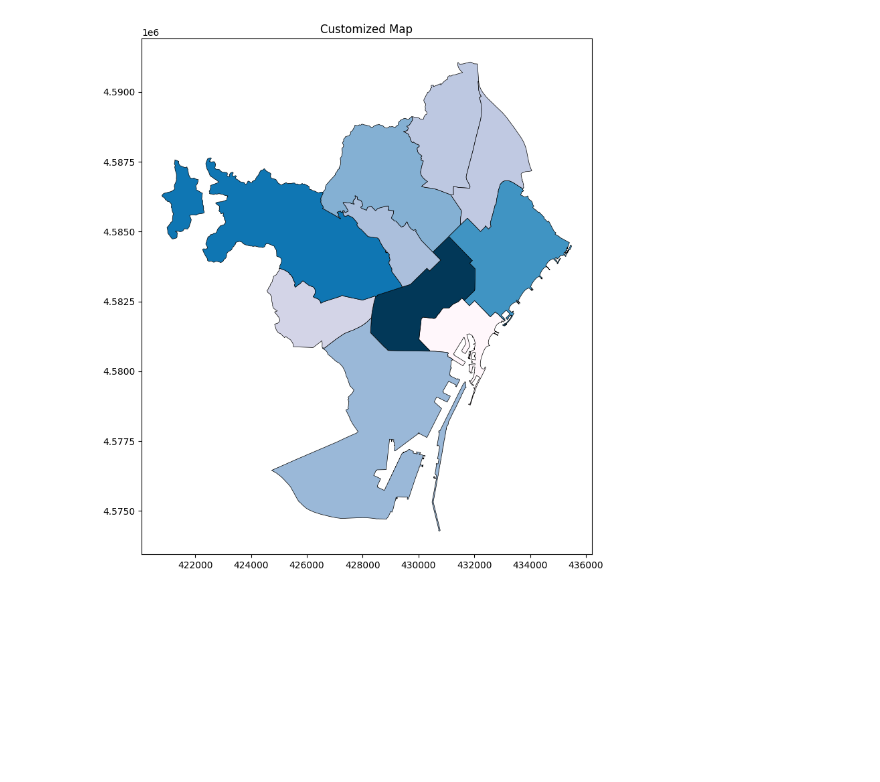
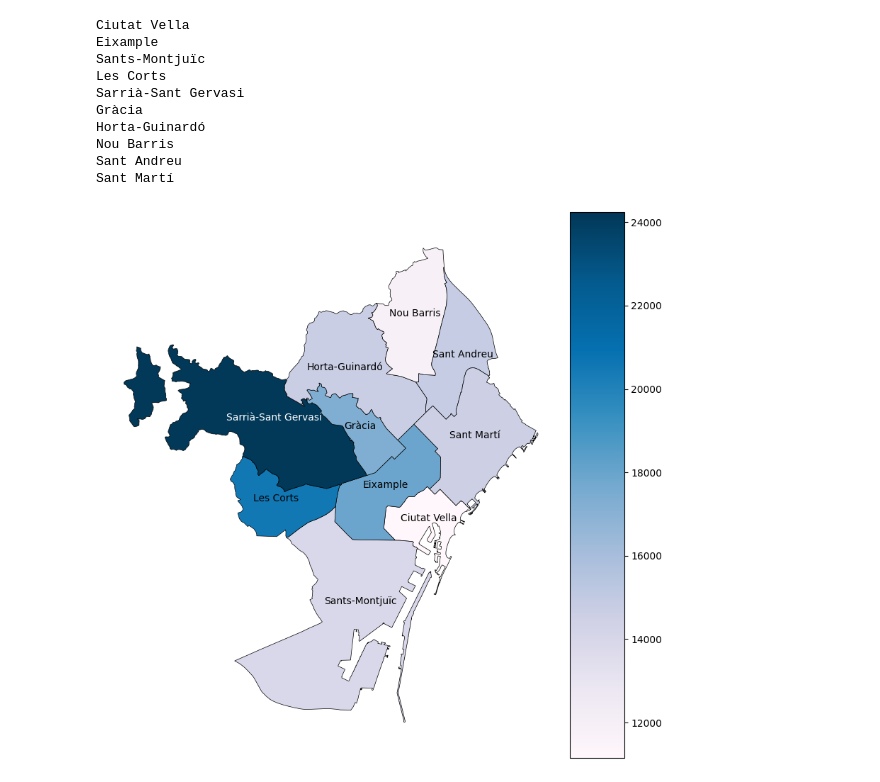
Before and after one commit to JuliaAT/AVDM-project, a Jupyter notebook: DataTreatment(EnriqueGarcíaOrtiz).ipynb, the cells around one changed output. Drawn from its saved outputs; the diff is of its cells as text; code cells hidden in the pictures; blank space fills up the shorter version.

```diff
--- a/DataTreatment(EnriqueGarcíaOrtiz).ipynb
+++ b/DataTreatment(EnriqueGarcíaOrtiz).ipynb
@@ -31,7 +36,7 @@ income_df=pd.concat(incomearray)
 # %%
 #We erase the column about secció censal and merge all the rows from the same neighbourhood
 income_df.drop('Seccio_Censal', axis=1)
-income_df_refined=income_df.groupby('Nom_Districte').agg({'Codi_Districte':'mean','Import_Euros': 'sum'}).reset_index()
+income_df_refined=income_df.groupby('Nom_Districte').agg({'Codi_Districte':'mean','Import_Euros': 'mean'}).reset_index()
 income_df_refined['Codi_Districte']=income_df_refined['Codi_Districte'].astype(int)
 
 income_df_refined
@@ -57,23 +63,50 @@ plt.show()
 # %%
+#General map
 data_dir = 'Data/'
 mapofbarcelonadistricts = gpd.read_file(data_dir + "0301040100_Districtes_UNITATS_ADM.shp")
 
 
 mapofbarcelonadistricts["DISTRICTE"]=mapofbarcelonadistricts["DISTRICTE"].astype(int)
 
 
 mapofbarcelonadistrictswincome=mapofbarcelonadistricts.merge(income_df_refined, left_on='DISTRICTE',right_on='Codi_Districte')
 
 fig, ax = plt.subplots(figsize=(10, 10))
 mapofbarcelonadistrictswincome.plot(column='Import_Euros', ax=ax, cmap='PuBu', edgecolor='black', linewidth=0.5)
 
+cbar = plt.colorbar(ax.collections[0], ax=ax, pad=0.02, aspect=10)
 
-ax.set_title('Customized Map')
+for x, y, label in zip(mapofbarcelonadistrictswincome.geometry.centroid.x, mapofbarcelonadistrictswincome.geometry.centroid.y, mapofbarcelonadistrictswincome['Nom_Districte']):
+    print(label)
+    if label=='Horta-Guinardó':
+        ax.annotate(label, xy=(x, y), xytext=(-50, 0), textcoords='offset points')
+    elif label=='Gràcia':
+        ax.annotate(label, xy=(x, y), xytext=(-15, 0), textcoords='offset points')
+    elif label=='Sants-Montjuïc':
+        ax.annotate(label, xy=(x, y), xytext=(-15, 15), textcoords='offset points')
+    elif label=='Sant Andreu':
+        ax.annotate(label, xy=(x, y), xytext=(-25, -5), textcoords='offset points')
+    elif label=='Sarrià-Sant Gervasi':
+        ax.annotate(label, xy=(x, y), xytext=(-25, 0), textcoords='offset points',color='white')
+    else:
+        ax.annotate(label, xy=(x, y), xytext=(-25, 0), textcoords='offset points')
+
+ax.axis('off')
 
 # Show the plot
 plt.show()
 # %% [output]
+Ciutat Vella
+Eixample
+Sants-Montjuïc
+Les Corts
+Sarrià-Sant Gervasi
+Gràcia
+Horta-Guinardó
+Nou Barris
+Sant Andreu
+Sant Martí
-[figure, old version]
+[figure, new version]
 # %%
 mapofbarcelonadistrictswincome
 # %% [output]
```
Also changed, not shown: parts of 3 cells of this notebook.
